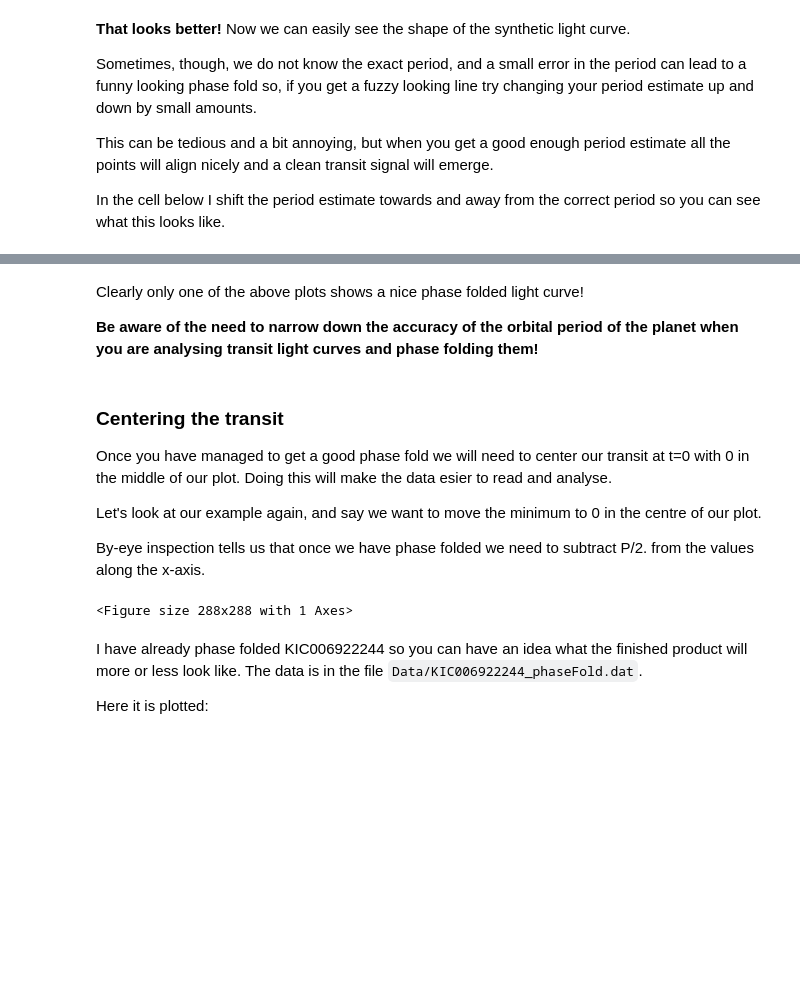
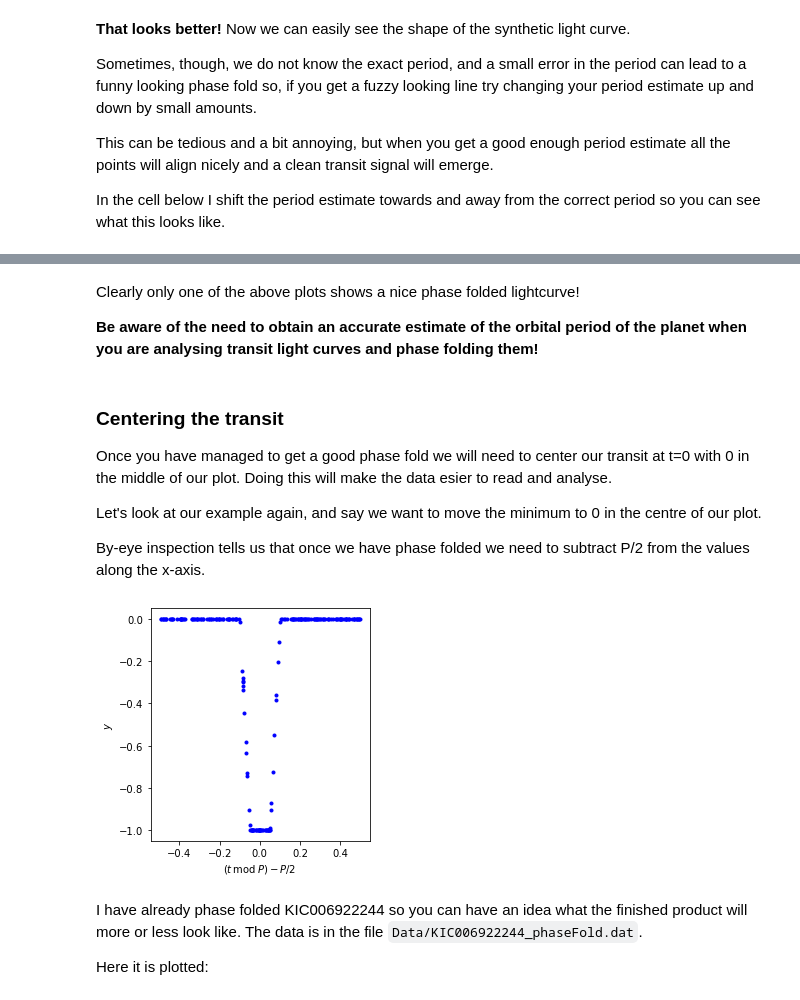
Before and after one commit to PlanetHuntingInPython/PlanetHuntingStudents, a Jupyter notebook: KeplerDataIntro.ipynb, the cells around one changed output, grey strips where cells are left out. Drawn from its saved outputs; the diff is of its cells as text; code cells hidden in the pictures; blank space fills up the shorter version.

````diff
--- a/KeplerDataIntro.ipynb
+++ b/KeplerDataIntro.ipynb
@@ -206,24 +183,24 @@ for i in [0.025,0.05,0.0,-0.025,-0.05]:
 # %% [markdown]
-Clearly only one of the above plots shows a nice phase folded light curve!
+Clearly only one of the above plots shows a nice phase folded lightcurve!
 
-**Be aware of the need to narrow down the accuracy of the orbital period of the planet when you are analysing transit light curves and phase folding them!**
+**Be aware of the need to obtain an accurate estimate of the orbital period of the planet when you are analysing transit light curves and phase folding them!**
 # %% [markdown]
 ### Centering the transit
 Once you have managed to get a good phase fold we will need to center our transit at t=0 with 0 in the middle of our plot. Doing this will make the data esier to read and analyse.
 
 Let's look at our example again, and say we want to move the minimum to 0 in the centre of our plot.
 
-By-eye inspection tells us that once we have phase folded we need to subtract P/2. from the values along the x-axis.
+By-eye inspection tells us that once we have phase folded we need to subtract P/2 from the values along the x-axis.
 # %%
 tPhaseFolded=(t2%P)-P/2. # subtract or add to X to move your function along the x axis
 plt.figure(figsize=(4,4))
 plt.plot(tPhaseFolded,y,'b.')
-plt.xlabel("$t\:\mathrm{mod}\: P - P/2.$")
+plt.xlabel("$(t\:\mathrm{mod}\: P) - P/2.$")
 plt.ylabel("$y$")
 plt.tight_layout()
 plt.show()
 # %% [output]
-<Figure size 288x288 with 1 Axes>
+[figure, added]
 # %% [markdown]
 I have already phase folded KIC006922244 so you can have an idea what the finished product will more or less look like. The data is in the file ```Data/KIC006922244_phaseFold.dat```.
 
````
Also changed, not shown: parts of 15 cells of this notebook, 3 other files.
